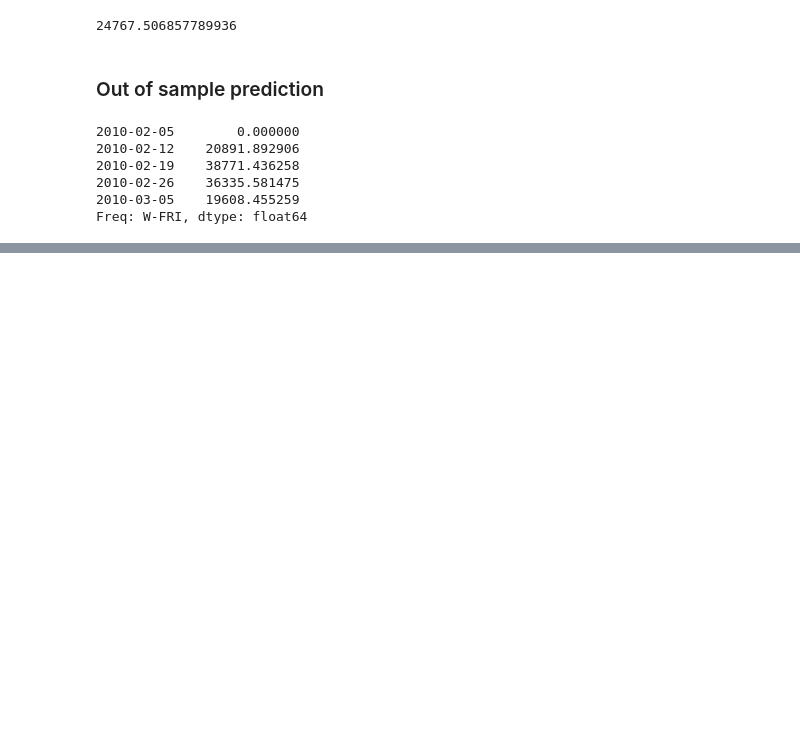
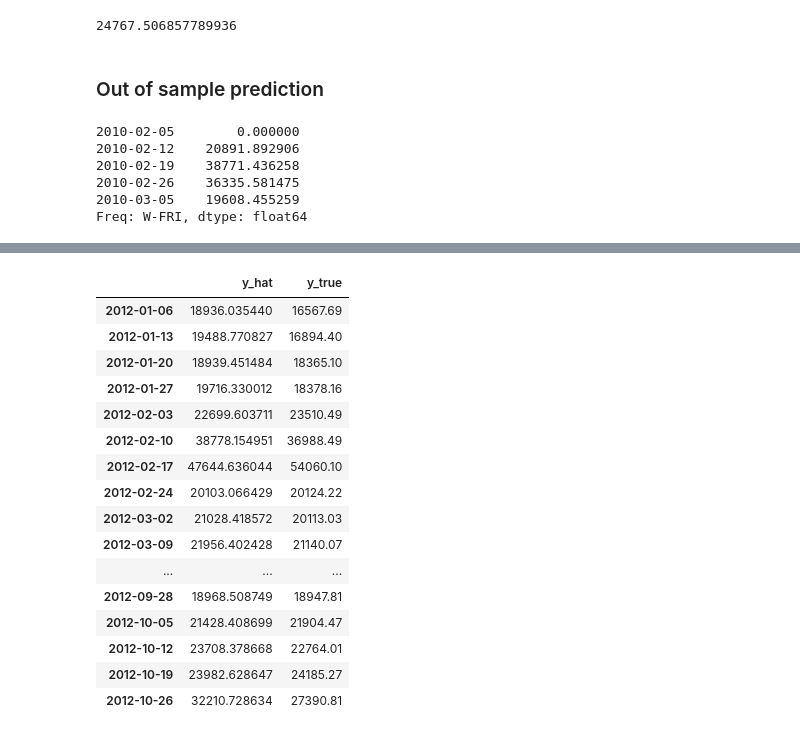
Before and after one commit to csumithra/capstone_proj, a Jupyter notebook: FcstSalest_ARIMA_OrigSales.ipynb, the cells around one changed output, grey strips where cells are left out. Drawn from its saved outputs; the diff is of its cells as text; code cells hidden in the pictures; blank space fills up the shorter version.

```diff
--- a/FcstSalest_ARIMA_OrigSales.ipynb
+++ b/FcstSalest_ARIMA_OrigSales.ipynb
@@ -388,8 +421,31 @@ plt.legend(loc='best');
 # %%
-start = y_train.index[0]
-end = y_train.index[-1]
+start = y_test.index[0]
+end = y_test.index[-1]
 y_hat = forecast_out[start:end]
-y_true = y_train
+y_true = y_test
+# %%
+df = pd.concat((y_hat, y_true), axis=1)
+df.columns = ['y_hat', 'y_true']
+# %%
+df
+# %% [output]
+|  | y_hat | y_true |
+| 2012-01-06 | 18936.035440 | 16567.69 |
+| 2012-01-13 | 19488.770827 | 16894.40 |
+| 2012-01-20 | 18939.451484 | 18365.10 |
+| 2012-01-27 | 19716.330012 | 18378.16 |
+| 2012-02-03 | 22699.603711 | 23510.49 |
+| 2012-02-10 | 38778.154951 | 36988.49 |
+| 2012-02-17 | 47644.636044 | 54060.10 |
+| 2012-02-24 | 20103.066429 | 20124.22 |
+| 2012-03-02 | 21028.418572 | 20113.03 |
+| 2012-03-09 | 21956.402428 | 21140.07 |
+| ... | ... | ... |
+| 2012-09-28 | 18968.508749 | 18947.81 |
+| 2012-10-05 | 21428.408699 | 21904.47 |
+| 2012-10-12 | 23708.378668 | 22764.01 |
+| 2012-10-19 | 23982.628647 | 24185.27 |
+| 2012-10-26 | 32210.728634 | 27390.81 |
 # %%
 mean_squared_error(y_true, y_hat)
 # %% [output]
```
Also changed, not shown: parts of 10 cells of this notebook.
